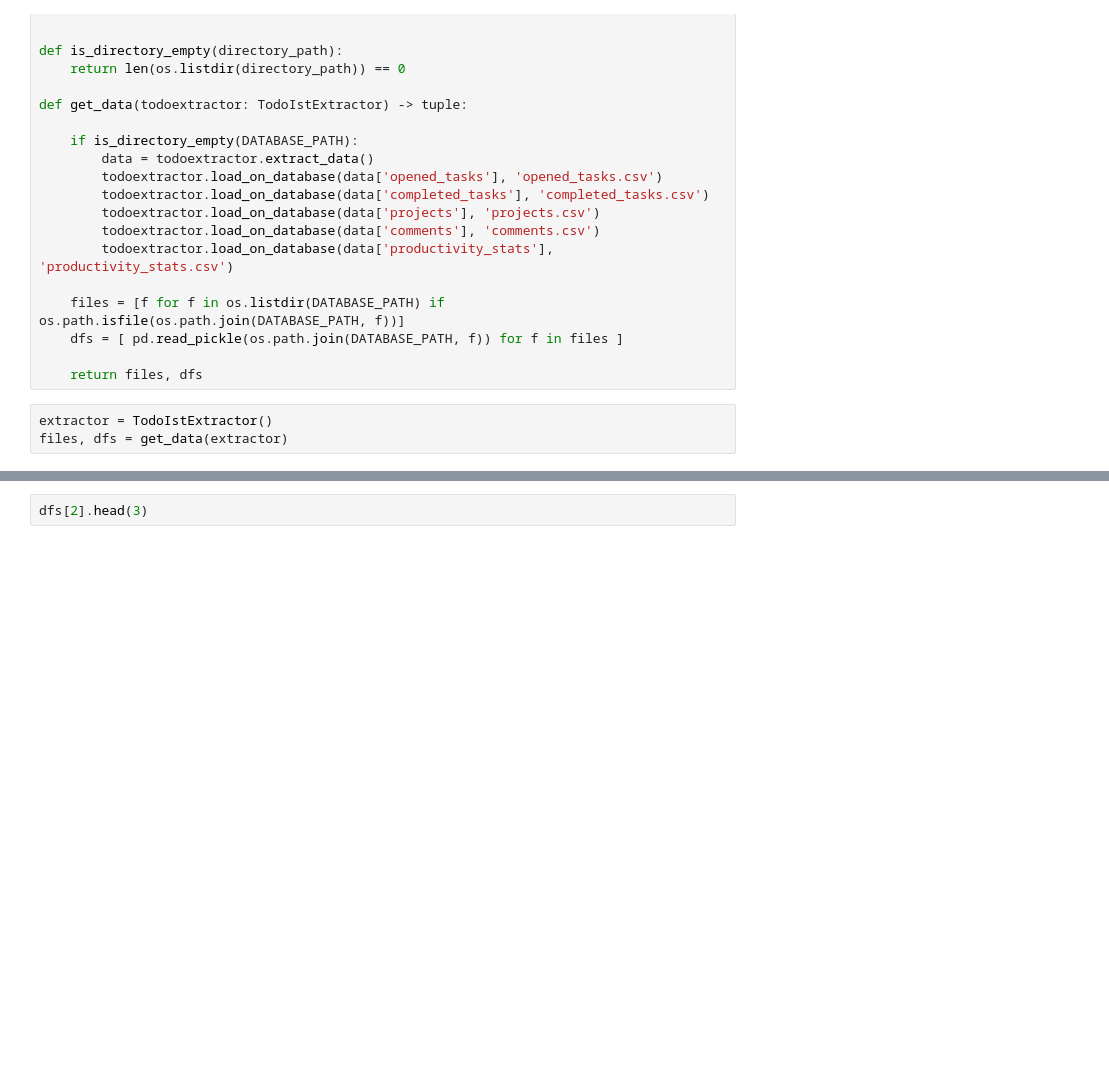
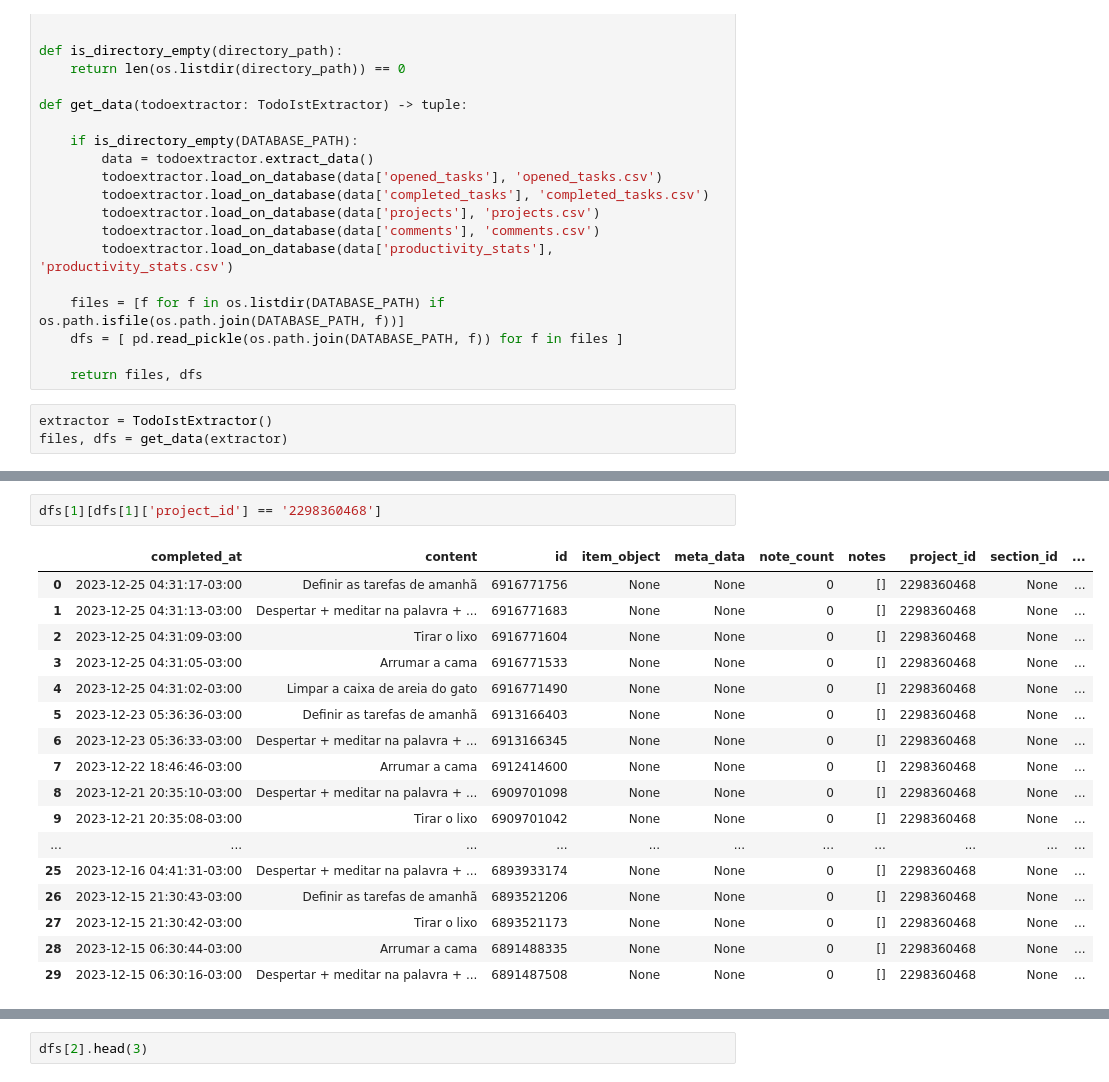
Before and after one commit to lucasvittal2/AIRoutineAssistant, a Jupyter notebook: test.ipynb, the cells around one changed output, grey strips where cells are left out. Saved outputs shown, nothing was run; the diff lists cells and outputs as text; blank space fills up the shorter version.

```diff
--- a/test.ipynb
+++ b/test.ipynb
@@ -27,0 +62,20 @@ files, dfs = get_data(extractor)
+# %%
+dfs[1][dfs[1]['project_id'] == '2298360468']
+# %% [output]
+|  | completed_at | content | id | item_object | meta_data | note_count | notes | project_id | section_id | ... |
+| 0 | 2023-12-25 04:31:17-03:00 | Definir as tarefas de amanhã | 6916771756 | None | None | 0 | [] | 2298360468 | None | ... |
+| 1 | 2023-12-25 04:31:13-03:00 | Despertar + meditar na palavra + ... | 6916771683 | None | None | 0 | [] | 2298360468 | None | ... |
+| 2 | 2023-12-25 04:31:09-03:00 | Tirar o lixo | 6916771604 | None | None | 0 | [] | 2298360468 | None | ... |
+| 3 | 2023-12-25 04:31:05-03:00 | Arrumar a cama | 6916771533 | None | None | 0 | [] | 2298360468 | None | ... |
+| 4 | 2023-12-25 04:31:02-03:00 | Limpar a caixa de areia do gato | 6916771490 | None | None | 0 | [] | 2298360468 | None | ... |
+| 5 | 2023-12-23 05:36:36-03:00 | Definir as tarefas de amanhã | 6913166403 | None | None | 0 | [] | 2298360468 | None | ... |
+| 6 | 2023-12-23 05:36:33-03:00 | Despertar + meditar na palavra + ... | 6913166345 | None | None | 0 | [] | 2298360468 | None | ... |
+| 7 | 2023-12-22 18:46:46-03:00 | Arrumar a cama | 6912414600 | None | None | 0 | [] | 2298360468 | None | ... |
+| 8 | 2023-12-21 20:35:10-03:00 | Despertar + meditar na palavra + ... | 6909701098 | None | None | 0 | [] | 2298360468 | None | ... |
+| 9 | 2023-12-21 20:35:08-03:00 | Tirar o lixo | 6909701042 | None | None | 0 | [] | 2298360468 | None | ... |
+| ... | ... | ... | ... | ... | ... | ... | ... | ... | ... | ... |
+| 25 | 2023-12-16 04:41:31-03:00 | Despertar + meditar na palavra + ... | 6893933174 | None | None | 0 | [] | 2298360468 | None | ... |
+| 26 | 2023-12-15 21:30:43-03:00 | Definir as tarefas de amanhã | 6893521206 | None | None | 0 | [] | 2298360468 | None | ... |
+| 27 | 2023-12-15 21:30:42-03:00 | Tirar o lixo | 6893521173 | None | None | 0 | [] | 2298360468 | None | ... |
+| 28 | 2023-12-15 06:30:44-03:00 | Arrumar a cama | 6891488335 | None | None | 0 | [] | 2298360468 | None | ... |
+| 29 | 2023-12-15 06:30:16-03:00 | Despertar + meditar na palavra + ... | 6891487508 | None | None | 0 | [] | 2298360468 | None | ... |
```
Also changed, not shown: parts of 16 cells of this notebook, 29 other files.
